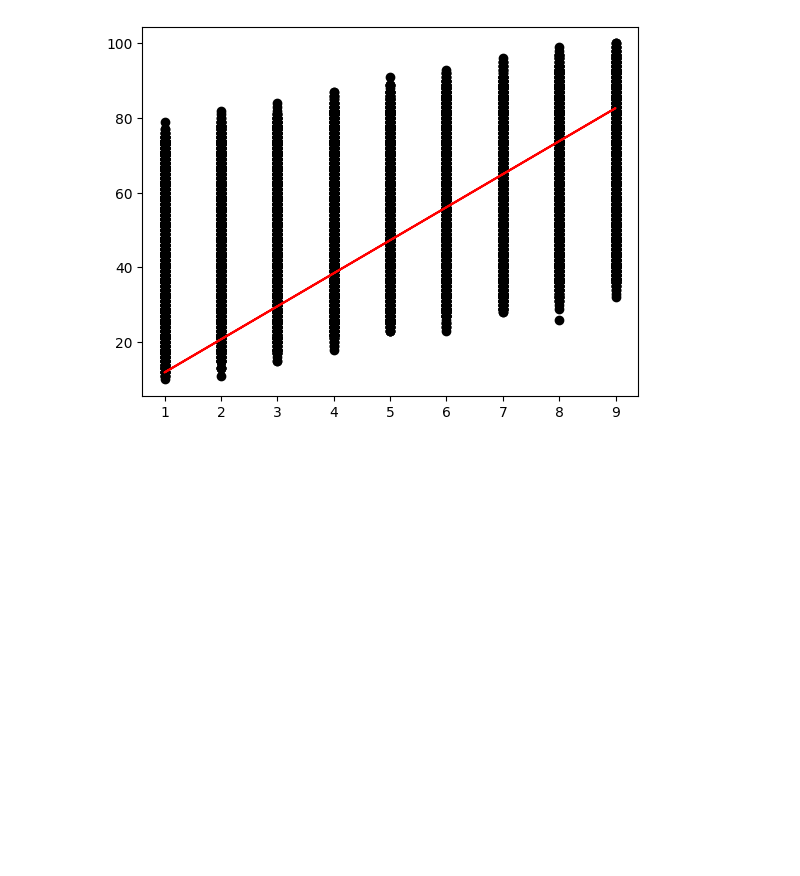
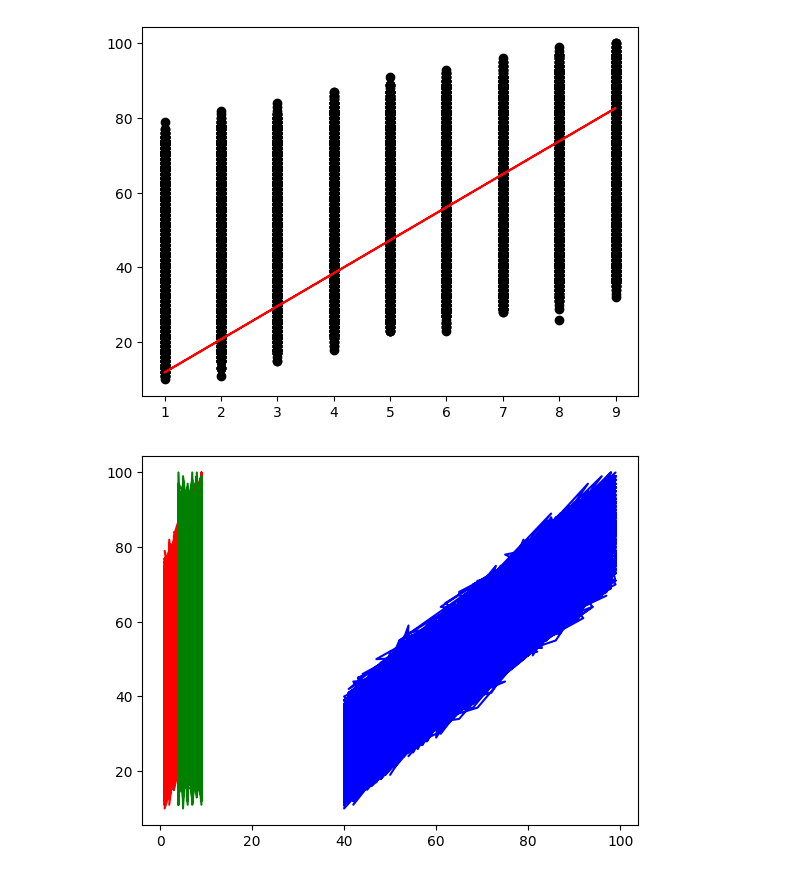
Before and after one commit to Sambarlasagna/LR_from_scratch, a Jupyter notebook: main.ipynb, the cells around one changed output. Cells and saved outputs as stored; diff of their text form; code cells hidden in the pictures; blank space fills up the shorter version.

```diff
--- a/main.ipynb
+++ b/main.ipynb
@@ -78,3 +78,10 @@ plt.plot(data["Hours Studied"],m*data["Hours Studied"]+b,color="red")
 plt.show()
 # %% [output]
 [figure]
+# %%
+plt.plot(data["Hours Studied"],data["Performance Index"],color="red")
+plt.plot(data["Previous Scores"],data["Performance Index"],color="blue")
+plt.plot(data["Sleep Hours"],data["Performance Index"],color="green")
+plt.show()
+# %% [output]
+[figure, added]
```
Also changed, not shown: parts of 4 cells of this notebook.
